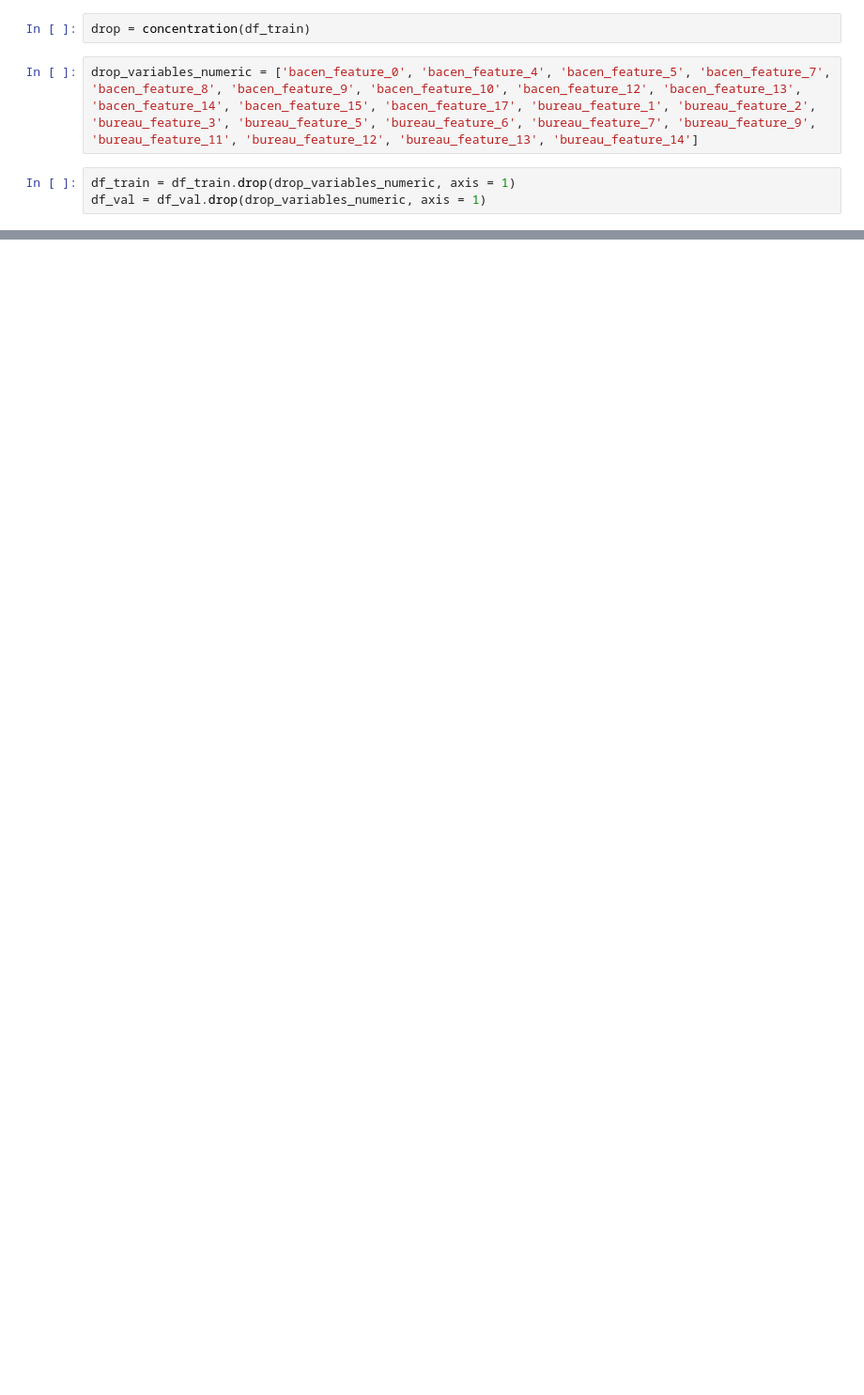
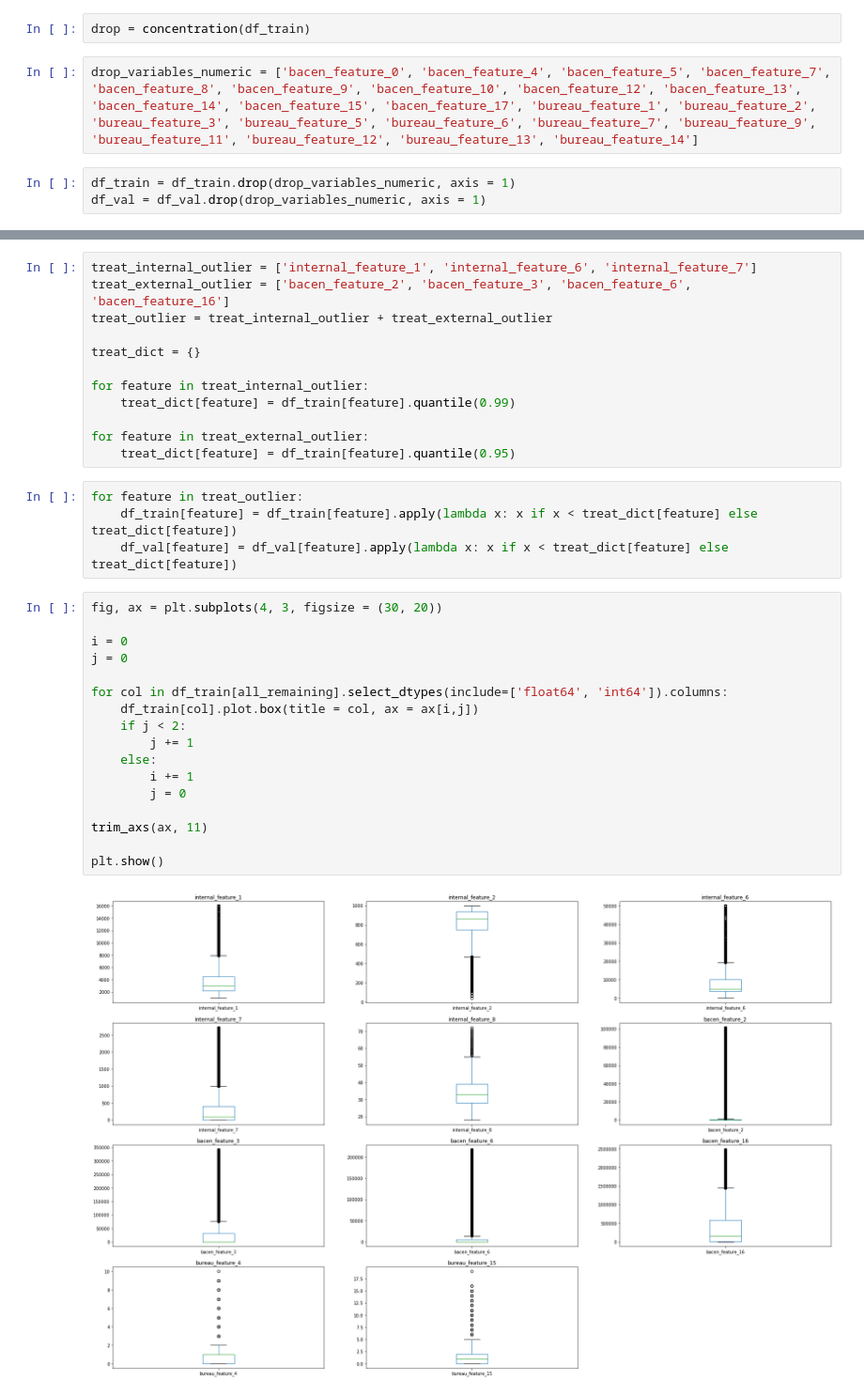
Before and after one commit to giovane-silva/congresso_csds_2021, a Jupyter notebook: 2_feature_engineering.ipynb, the cells around one changed output, grey strips where cells are left out. Shown: that part at 94% size. Cells and saved outputs as stored; diff of their text form; blank space fills up the shorter version.

```diff
--- a/2_feature_engineering.ipynb
+++ b/2_feature_engineering.ipynb
@@ -121,0 +196,35 @@ df_val = df_val.drop(drop_variables_numeric, axis = 1)
+# %%
+treat_internal_outlier = ['internal_feature_1', 'internal_feature_6', 'internal_feature_7']
+treat_external_outlier = ['bacen_feature_2', 'bacen_feature_3', 'bacen_feature_6', 'bacen_feature_16']
+treat_outlier = treat_internal_outlier + treat_external_outlier
+
+treat_dict = {}
+
+for feature in treat_internal_outlier:
+    treat_dict[feature] = df_train[feature].quantile(0.99)
+
+for feature in treat_external_outlier:
+    treat_dict[feature] = df_train[feature].quantile(0.95)
+# %%
+for feature in treat_outlier:
+    df_train[feature] = df_train[feature].apply(lambda x: x if x < treat_dict[feature] else treat_dict[feature])
+    df_val[feature] = df_val[feature].apply(lambda x: x if x < treat_dict[feature] else treat_dict[feature])
+# %%
+fig, ax = plt.subplots(4, 3, figsize = (30, 20))
+
+i = 0
+j = 0
+
+for col in df_train[all_remaining].select_dtypes(include=['float64', 'int64']).columns:
+    df_train[col].plot.box(title = col, ax = ax[i,j])
+    if j < 2:
+        j += 1
+    else:
+        i += 1
+        j = 0
+
+trim_axs(ax, 11)
+
+plt.show()
+# %% [output]
+[figure, added]
```
Also changed, not shown: parts of 18 cells of this notebook.
